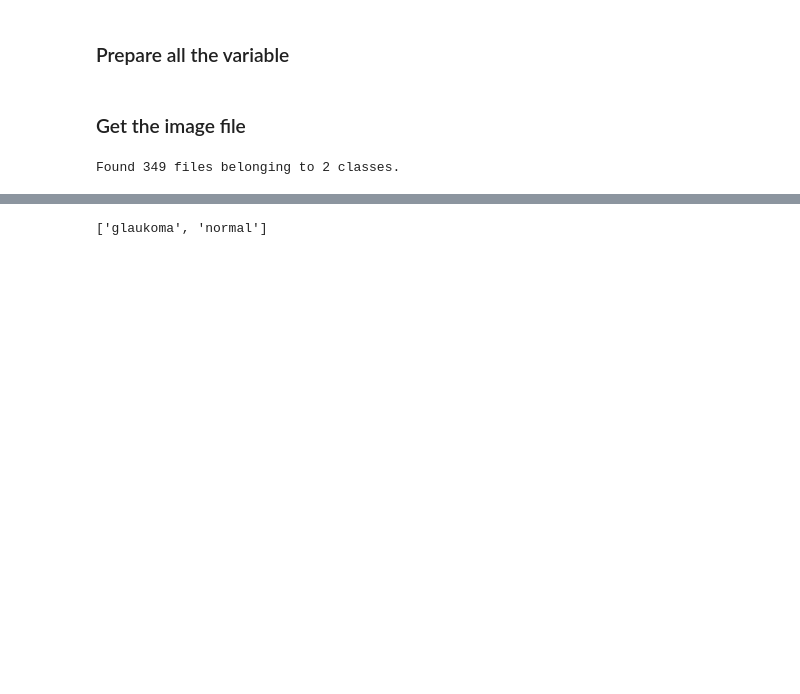
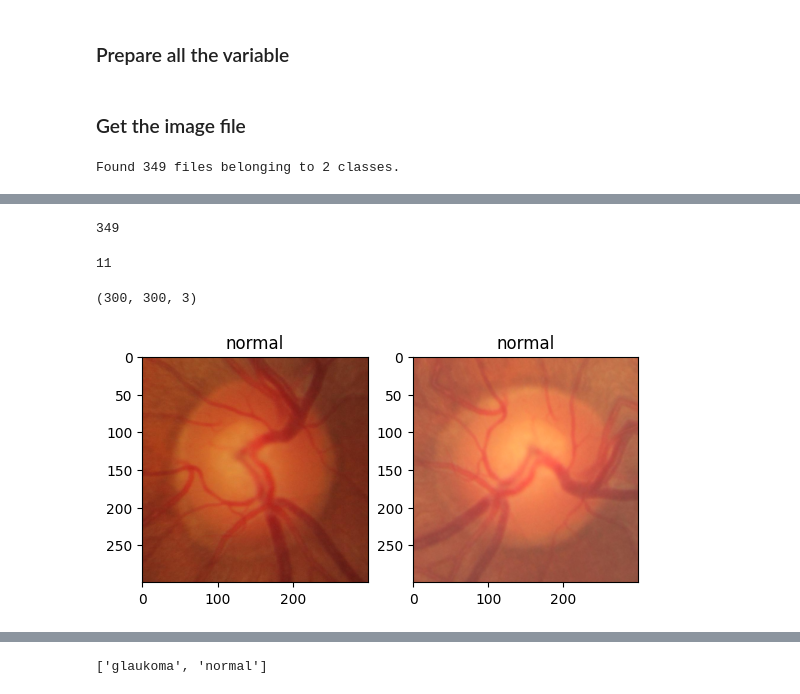
Before and after one commit to Bugi-Sulistiyo/Comparing-EfficientNet-and-MobileNet-on-Glaucoma-Detection, a Jupyter notebook: main/scripts/preprocessing/augmentation.ipynb, the cells around one changed output, grey strips where cells are left out. Cells and saved outputs as stored; diff of their text form; code cells hidden in the pictures; blank space fills up the shorter version.

```diff
--- a/main/scripts/preprocessing/augmentation.ipynb
+++ b/main/scripts/preprocessing/augmentation.ipynb
@@ -32,0 +60,35 @@ Found 349 files belonging to 2 classes.
+# %%
+for index, unbatched in enumerate(rimone_image_label.unbatch()):
+    # print(len(unbatched))
+    # print(unbatched[0].shape)
+    # print(unbatched[1].shape)
+    index += 1
+print(index)
+# %% [output]
+349
+# %%
+image, label = unbatched
+# %%
+len(rimone_image_label)
+# %% [output]
+11
+# %%
+test_layer = tf.keras.Sequential([
+    tf.keras.layers.Resizing(300, 300),
+    tf.keras.layers.Rescaling(1./255),
+    tf.keras.layers.RandomBrightness(factor=.3, value_range=[0,1]),
+    tf.keras.layers.RandomRotation(.5)
+])
+# %%
+for image, label in rimone_image_label.unbatch():
+    print(image.shape)
+    plt.subplot(1, 2, 1)
+    plt.imshow(image.numpy().astype('uint8'))
+    plt.title(rimone_image_label.class_names[int(label.numpy())])
+    plt.subplot(1, 2, 2)
+    plt.imshow(test_layer(image).numpy())
+    plt.title(rimone_image_label.class_names[int(label.numpy())])
+    break
+# %% [output]
+(300, 300, 3)
+[figure, added]
```
Also changed, not shown: parts of 23 cells of this notebook, 1 other file.
